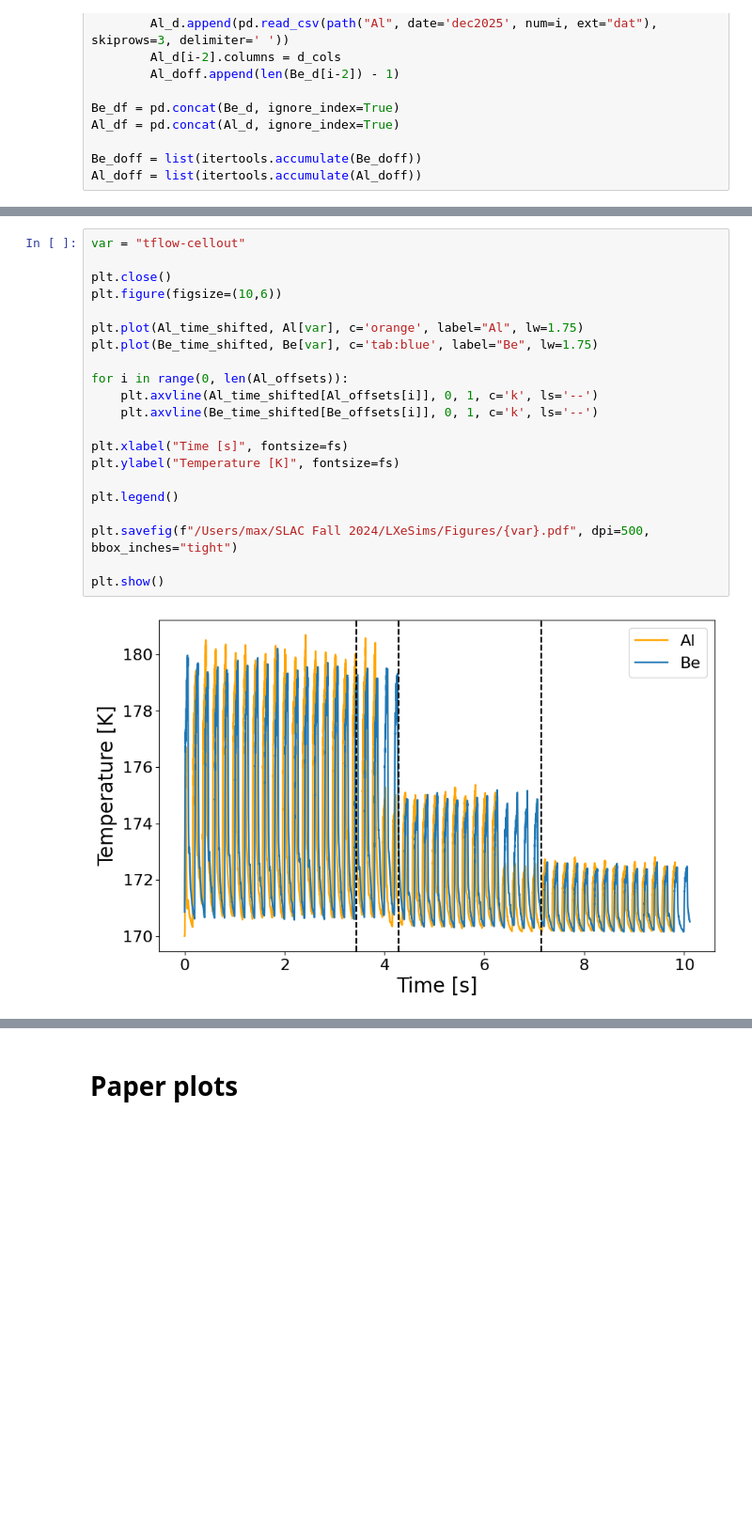
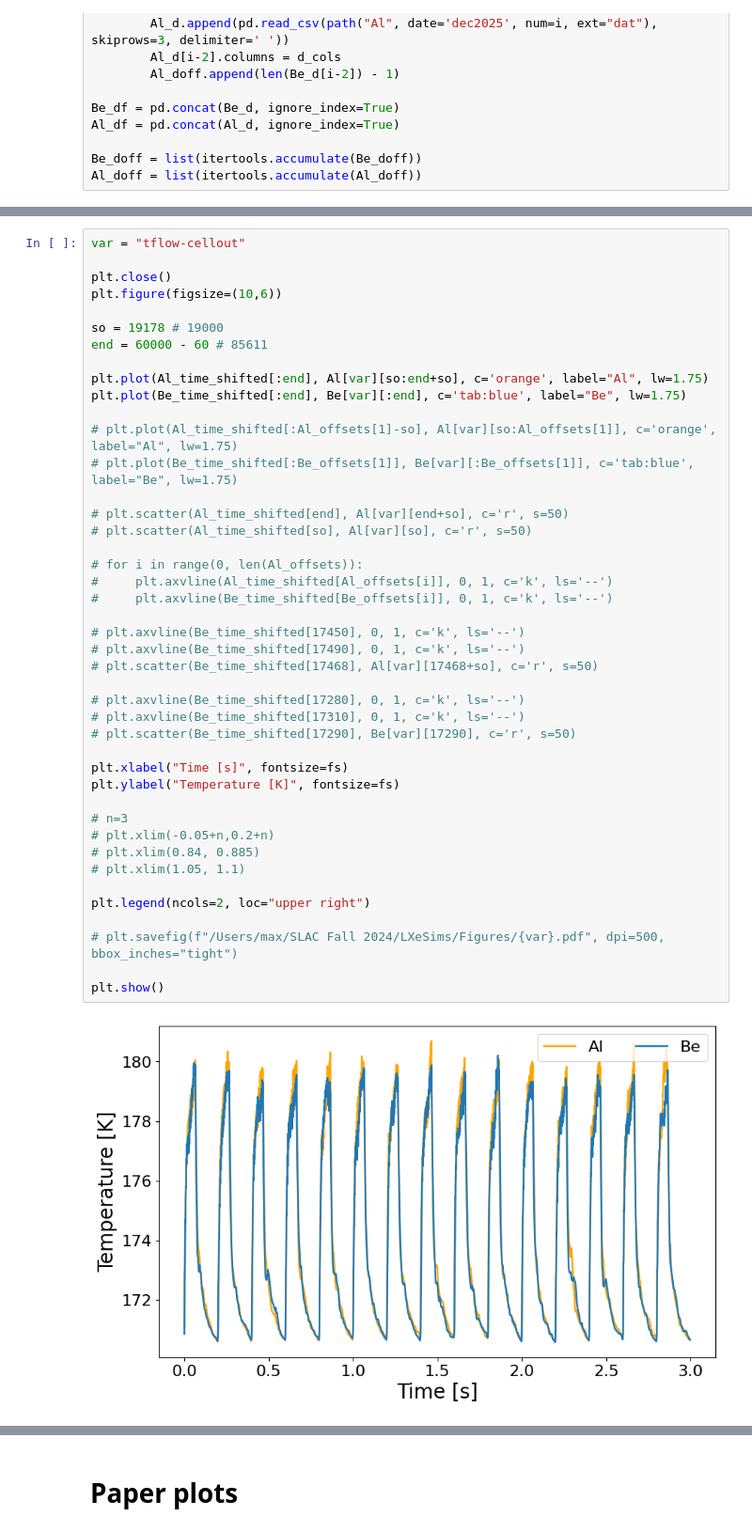
Before and after one commit to MaxVarverakis/G4Bl-LXeSims, a Jupyter notebook: analysis/silviu_plots.ipynb, the cells around one changed output, grey strips where cells are left out. Shown at 94% size. Cells and saved outputs as stored; diff of their text form; blank space fills up the shorter version.

```diff
--- a/analysis/silviu_plots.ipynb
+++ b/analysis/silviu_plots.ipynb
@@ -115,26 +131,48 @@ Al_doff = list(itertools.accumulate(Al_doff))
 # %%
 var = "tflow-cellout"
 
 plt.close()
 plt.figure(figsize=(10,6))
 
-plt.plot(Al_time_shifted, Al[var], c='orange', label="Al", lw=1.75)
-plt.plot(Be_time_shifted, Be[var], c='tab:blue', label="Be", lw=1.75)
+so = 19178 # 19000
+end = 60000 - 60 # 85611
 
-for i in range(0, len(Al_offsets)):
-    plt.axvline(Al_time_shifted[Al_offsets[i]], 0, 1, c='k', ls='--')
-    plt.axvline(Be_time_shifted[Be_offsets[i]], 0, 1, c='k', ls='--')
+plt.plot(Al_time_shifted[:end], Al[var][so:end+so], c='orange', label="Al", lw=1.75)
+plt.plot(Be_time_shifted[:end], Be[var][:end], c='tab:blue', label="Be", lw=1.75)
+
+# plt.plot(Al_time_shifted[:Al_offsets[1]-so], Al[var][so:Al_offsets[1]], c='orange', label="Al", lw=1.75)
+# plt.plot(Be_time_shifted[:Be_offsets[1]], Be[var][:Be_offsets[1]], c='tab:blue', label="Be", lw=1.75)
+
+# plt.scatter(Al_time_shifted[end], Al[var][end+so], c='r', s=50)
+# plt.scatter(Al_time_shifted[so], Al[var][so], c='r', s=50)
+
+# for i in range(0, len(Al_offsets)):
+#     plt.axvline(Al_time_shifted[Al_offsets[i]], 0, 1, c='k', ls='--')
+#     plt.axvline(Be_time_shifted[Be_offsets[i]], 0, 1, c='k', ls='--')
+
+# plt.axvline(Be_time_shifted[17450], 0, 1, c='k', ls='--')
+# plt.axvline(Be_time_shifted[17490], 0, 1, c='k', ls='--')
+# plt.scatter(Be_time_shifted[17468], Al[var][17468+so], c='r', s=50)
+
+# plt.axvline(Be_time_shifted[17280], 0, 1, c='k', ls='--')
+# plt.axvline(Be_time_shifted[17310], 0, 1, c='k', ls='--')
+# plt.scatter(Be_time_shifted[17290], Be[var][17290], c='r', s=50)
 
 plt.xlabel("Time [s]", fontsize=fs)
 plt.ylabel("Temperature [K]", fontsize=fs)
 
-plt.legend()
+# n=3
+# plt.xlim(-0.05+n,0.2+n)
+# plt.xlim(0.84, 0.885)
+# plt.xlim(1.05, 1.1)
 
-plt.savefig(f"/Users/max/SLAC Fall 2024/LXeSims/Figures/{var}.pdf", dpi=500, bbox_inches="tight")
+plt.legend(ncols=2, loc="upper right")
+
+# plt.savefig(f"/Users/max/SLAC Fall 2024/LXeSims/Figures/{var}.pdf", dpi=500, bbox_inches="tight")
 
 plt.show()
 # %% [output]
-[figure, old version]
+[figure, new version]
 # %%
 var = "tmax-winout"
 
```
Also changed, not shown: parts of 26 cells of this notebook, 1 other file.
